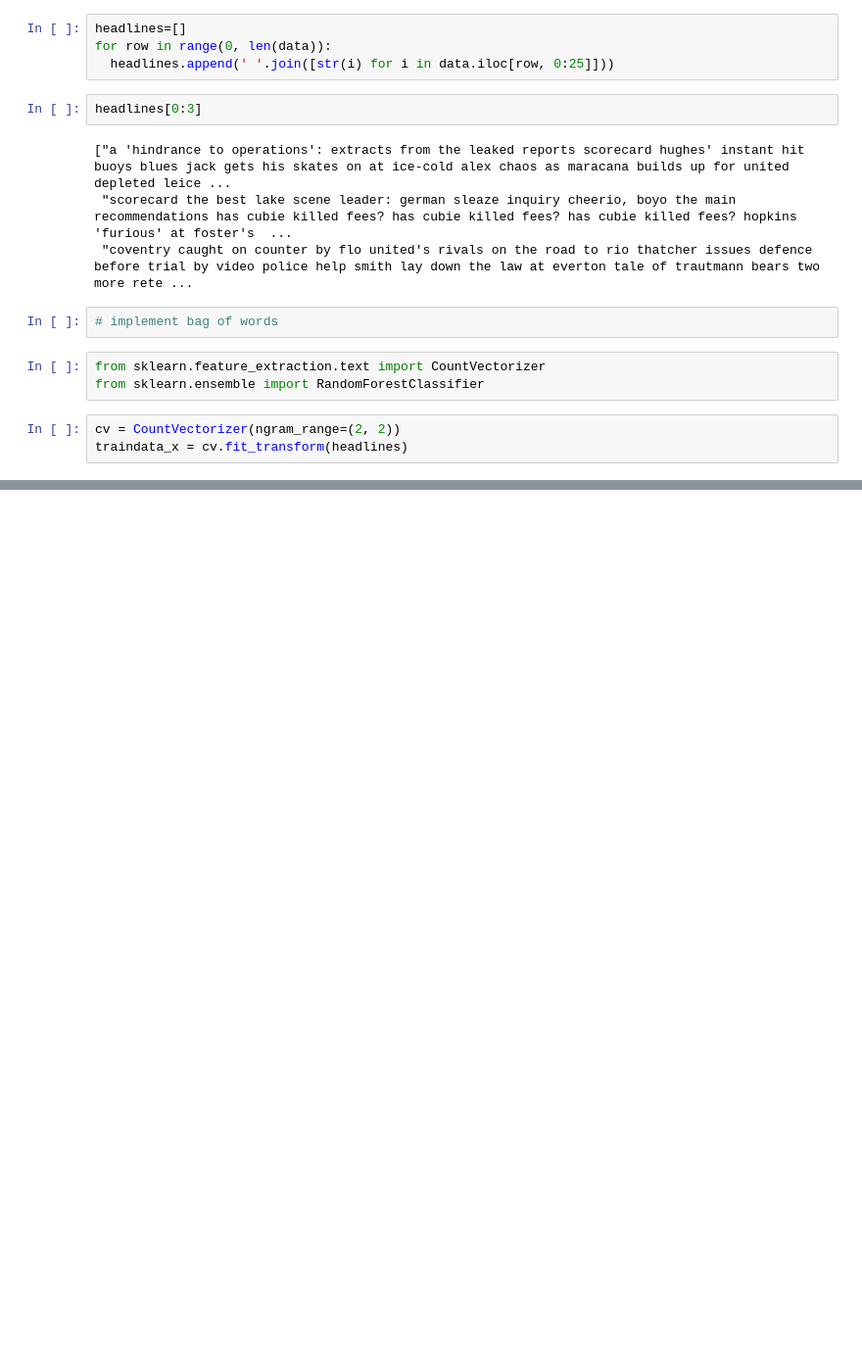
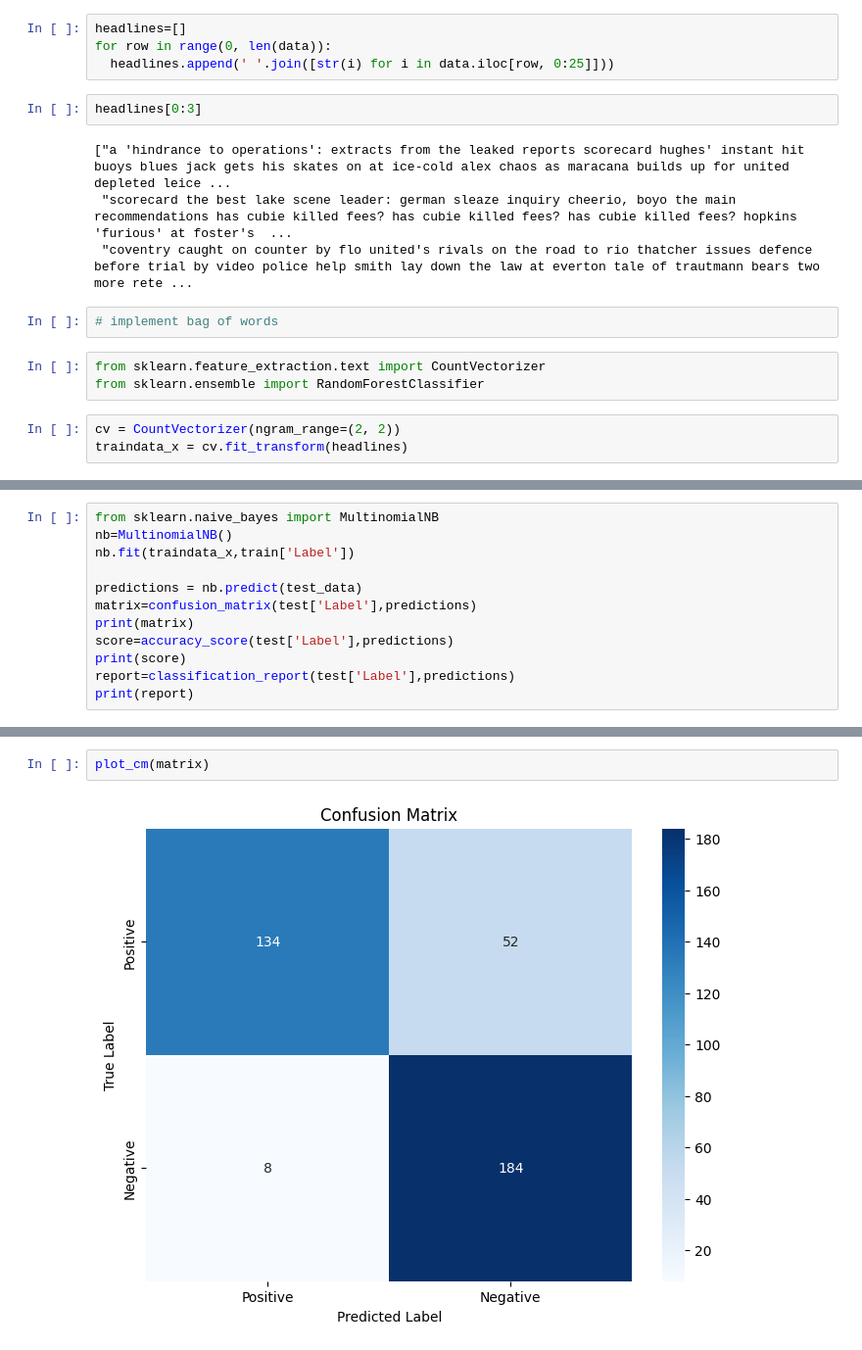
Before and after one commit to tengkumuazabs/my-portfolio, a Jupyter notebook: python-projects/nlp/news-stocks/news-stocks.ipynb, the cells around one changed output, grey strips where cells are left out. Shown: that part at 98% size. Cells and saved outputs as stored; diff of their text form; blank space fills up the shorter version.

```diff
--- a/python-projects/nlp/news-stocks/news-stocks.ipynb
+++ b/python-projects/nlp/news-stocks/news-stocks.ipynb
@@ -282,0 +341,12 @@ test_transform=[]
+# %%
+from sklearn.naive_bayes import MultinomialNB
+nb=MultinomialNB()
+nb.fit(traindata_x,train['Label'])
+
+predictions = nb.predict(test_data)
+matrix=confusion_matrix(test['Label'],predictions)
+print(matrix)
+score=accuracy_score(test['Label'],predictions)
+print(score)
+report=classification_report(test['Label'],predictions)
+print(report)
@@ -282,0 +365,4 @@ test_transform=[]
+# %%
+plot_cm(matrix)
+# %% [output]
+[figure, added]
```
Also changed, not shown: parts of 24 cells of this notebook.
